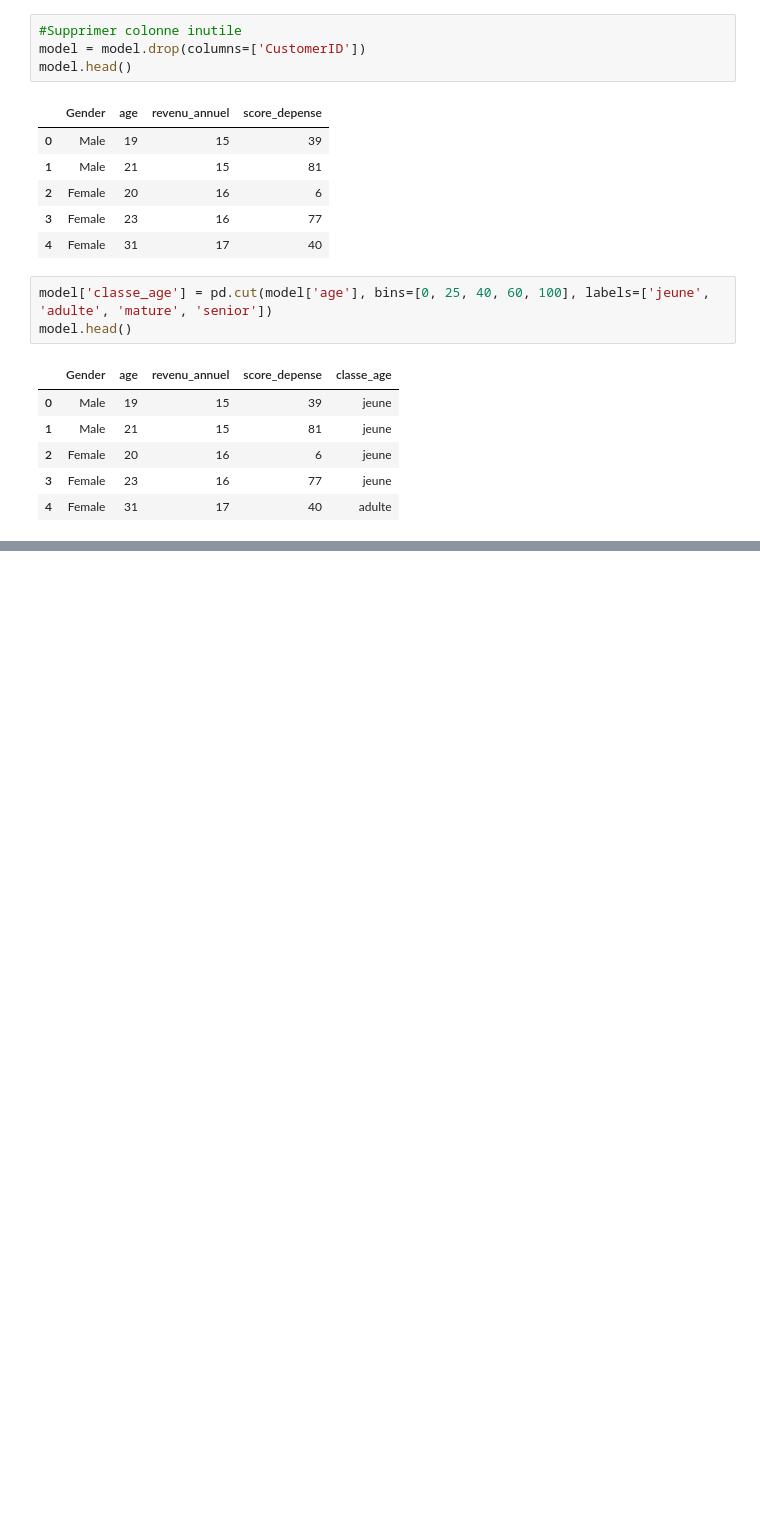
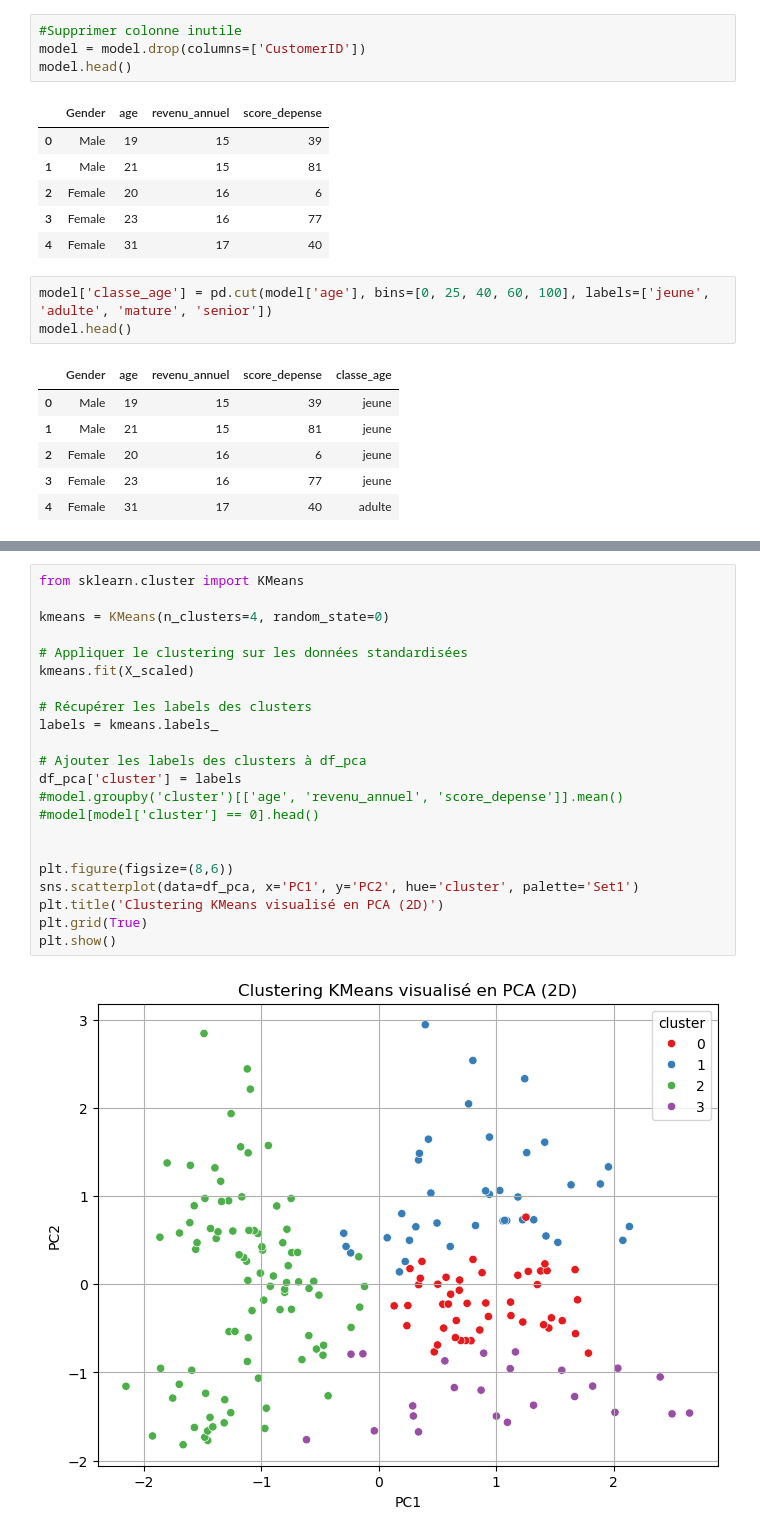
Before and after one commit to MioraIrinah/Machine-Learning, a Jupyter notebook: Clustering/Clustering.ipynb, the cells around one changed output, grey strips where cells are left out. Drawn from its saved outputs; the diff is of its cells as text; blank space fills up the shorter version.

Commit message:
Clustering interpretation

```diff
--- a/Clustering/Clustering.ipynb
+++ b/Clustering/Clustering.ipynb
@@ -102,0 +121,24 @@ model.head()
+# %%
+from sklearn.cluster import KMeans
+
+kmeans = KMeans(n_clusters=4, random_state=0)
+
+# Appliquer le clustering sur les données standardisées
+kmeans.fit(X_scaled)
+
+# Récupérer les labels des clusters
+labels = kmeans.labels_
+
+# Ajouter les labels des clusters à df_pca
+df_pca['cluster'] = labels
+#model.groupby('cluster')[['age', 'revenu_annuel', 'score_depense']].mean()
+#model[model['cluster'] == 0].head()
+
+
+plt.figure(figsize=(8,6))
+sns.scatterplot(data=df_pca, x='PC1', y='PC2', hue='cluster', palette='Set1')
+plt.title('Clustering KMeans visualisé en PCA (2D)')
+plt.grid(True)
+plt.show()
+# %% [output]
+[figure, added]
```
Also changed, not shown: parts of 3 cells of this notebook.
